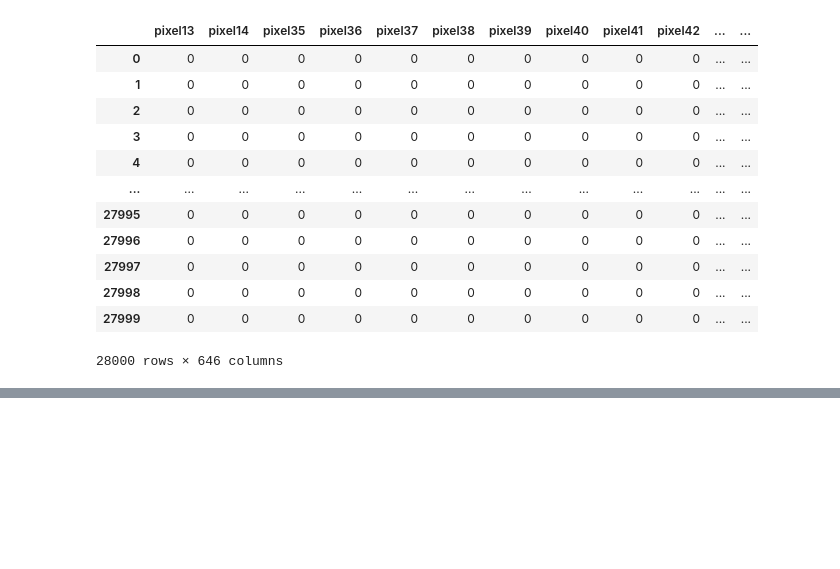
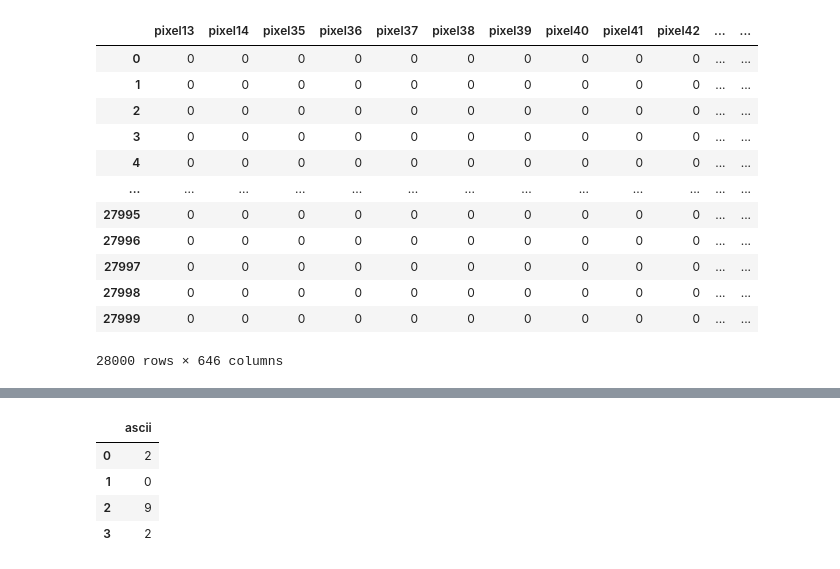
Before and after one commit to philipwalsh/digitrecognizer, a Jupyter notebook: knn-test-2.ipynb, the cells around one changed output, grey strips where cells are left out. Drawn from its saved outputs; the diff is of its cells as text; code cells hidden in the pictures; blank space fills up the shorter version.

```diff
--- a/knn-test-2.ipynb
+++ b/knn-test-2.ipynb
@@ -295,3 +313,11 @@ submission_df.head()
+# %%
+submission_df.head(4)
+# %% [output]
+|  | ascii |
+| 0 | 2 |
+| 1 | 0 |
+| 2 | 9 |
+| 3 | 2 |
 # %%
 submission_df.index += 1
 # %%
```
Also changed, not shown: parts of 6 cells of this notebook, 2 other files.
